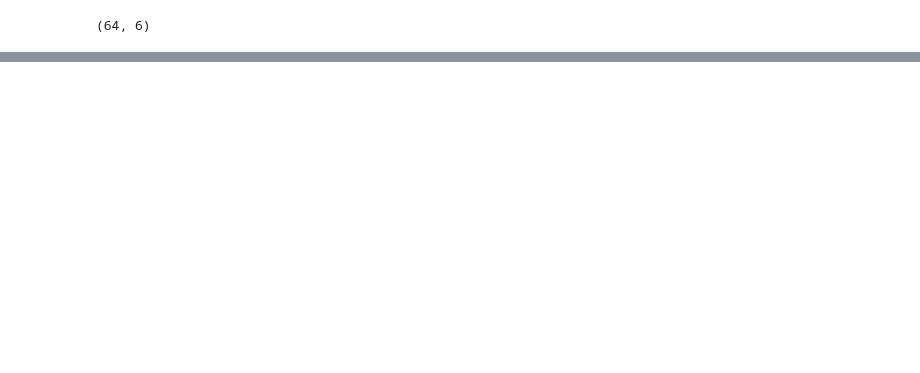
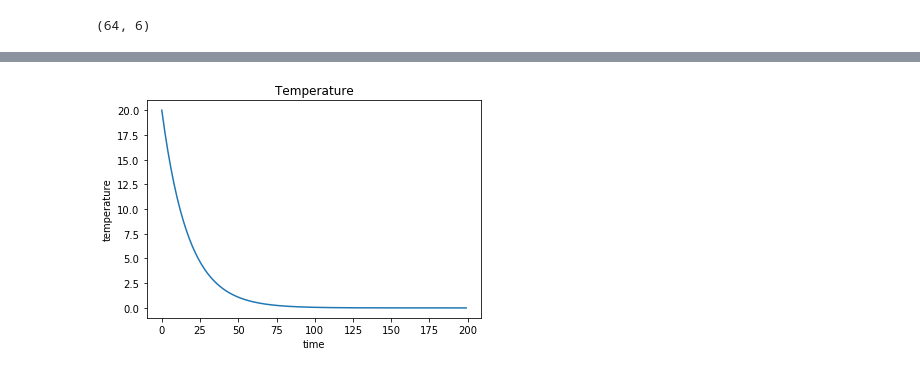
Before and after one commit to SudeshnaBora/MI2, a Jupyter notebook: SigmoidFreud_Assignment07.ipynb, the cells around one changed output, grey strips where cells are left out. Drawn from its saved outputs; the diff is of its cells as text; code cells hidden in the pictures; blank space fills up the shorter version.

```diff
--- a/SigmoidFreud_Assignment07.ipynb
+++ b/SigmoidFreud_Assignment07.ipynb
@@ -150,0 +162,39 @@ plt.show()
+# %%
+temperatures = np.zeros(t_max)
+energies = np.zeros(t_max)
+# %%
+def energy_mean_field_annealing(N, W, s, index):
+    temp = 0
+    for j in N:
+        temp += W[index, j] * s[j]
+
+    return -temp
+# %%
+e = np.zeros_like(s)
+for i in range(N):
+    n_i = list(range(N))
+    n_i.remove(i)
+    e[i] = energy_mean_field_annealing(n_i, W, s, i)
+# %%
+for t in range(t_max):
+    dist = 1000000000
+    while dist >= eps:
+        e_old = np.copy(e)
+        for i in range(N):
+            n_i = list(range(N))
+            n_i.remove(i)
+            e[i] = energy_mean_field_annealing(n_i, W, s, i)
+            s[i] = np.tanh(-beta * e[i])
+        dist = np.linalg.norm(e - e_old)
+
+    temperatures[t] = 1 / beta
+    energies[t] = energy_function(W, s)
+    beta *= tau
+# %%
+plt.plot(temperatures)
+plt.title('Temperature')
+plt.xlabel('time')
+plt.ylabel('temperature')
+plt.show()
+# %% [output]
+[figure, added]
```
Also changed, not shown: parts of 7 cells of this notebook.
